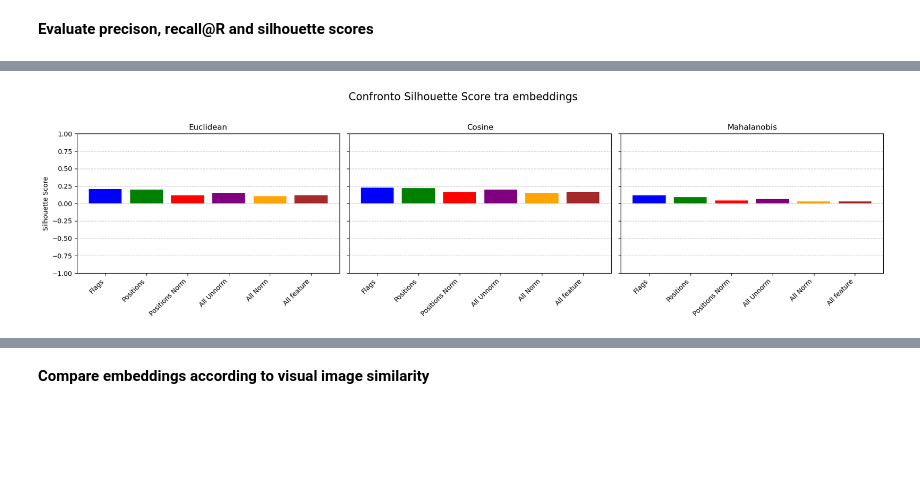
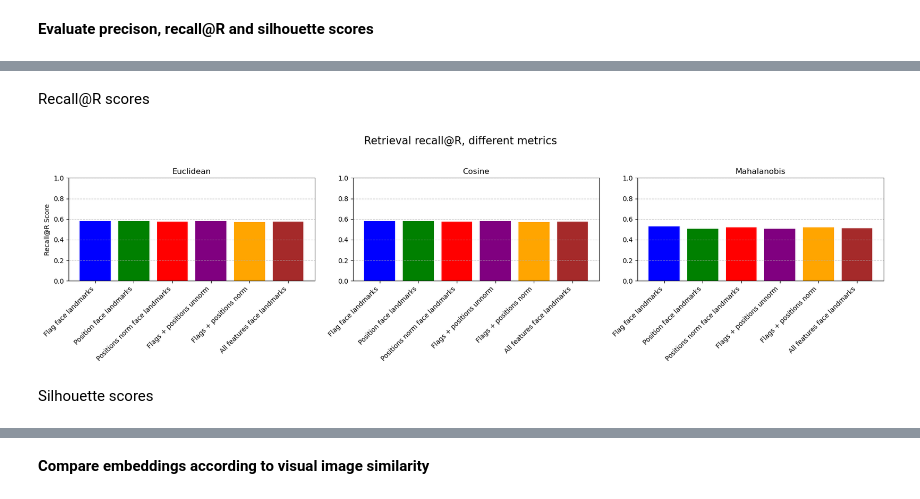
Before and after one commit to Lori-in-the-clouds/SIDS_revelation_project, a Jupyter notebook: full_pipeline/retrieval_dataset_v3.ipynb, the cells around one changed output, grey strips where cells are left out. Drawn from its saved outputs; the diff is of its cells as text; code cells hidden in the pictures; blank space fills up the shorter version.

```diff
--- a/full_pipeline/retrieval_dataset_v3.ipynb
+++ b/full_pipeline/retrieval_dataset_v3.ipynb
@@ -174,21 +185,25 @@ plt.show()
-# %%
-figsize = (18, 5)
-fig, axes = plt.subplots(1, 3, figsize=figsize, sharey=True)
-
-metrics = ["Euclidean", "Cosine", "Mahalanobis"]
-all_scores = [silhouette_scores_euclidean, silhouette_scores_cosine, silhouette_scores_mahalanobis]
-colors = ["blue", "green", "red", "purple", "orange", "brown"]
-
-for ax, metric, scores in zip(axes, metrics, all_scores):
-    ax.bar(scores.keys(), scores.values(), color=colors[:len(scores)])
-    ax.set_title(metric)
-    ax.set_ylabel("Silhouette Score" if ax == axes[0] else "")
-    ax.set_xticklabels(scores.keys(), rotation=45, ha="right")
-    ax.set_ylim(-1, 1)  # Silhouette score range
-    ax.grid(axis='y', linestyle='--', alpha=0.7)
-
-plt.suptitle("Confronto Silhouette Score tra embeddings", fontsize=16)
-plt.tight_layout(rect=[0, 0, 1, 0.95])
-plt.show()
-# %% [output]
-[figure, removed]
+# %% [markdown]
+Recall@R scores
+# %%
+figsize = (18, 5)
+fig, axes = plt.subplots(1, 3, figsize=figsize, sharey=False)
+
+metrics = ["Euclidean", "Cosine", "Mahalanobis"]
+all_scores = [recall_scores_euclidean, recall_scores_cosine, recall_scores_mahalanobis]
+colors = ["blue", "green", "red", "purple", "orange", "brown"]
+
+for ax, metric, scores in zip(axes, metrics, all_scores):
+    ax.bar(scores.keys(), scores.values(), color=colors[:len(scores)])
+    ax.set_title(metric)
+    ax.set_ylabel("Recall@R Score" if ax == axes[0] else "")
+    ax.set_xticklabels(scores.keys(), rotation=45, ha="right")
+    ax.set_ylim(0, 1)
+    ax.grid(axis='y', linestyle='--', alpha=0.7)
+
+plt.suptitle("Retrieval recall@R, different metrics", fontsize=16)
+plt.tight_layout(rect=[0, 0, 1, 0.95])
+plt.show()
+# %% [output]
+[figure, added]
+# %% [markdown]
+Silhouette scores
```
Also changed, not shown: parts of 48 cells of this notebook, 2 other files.
